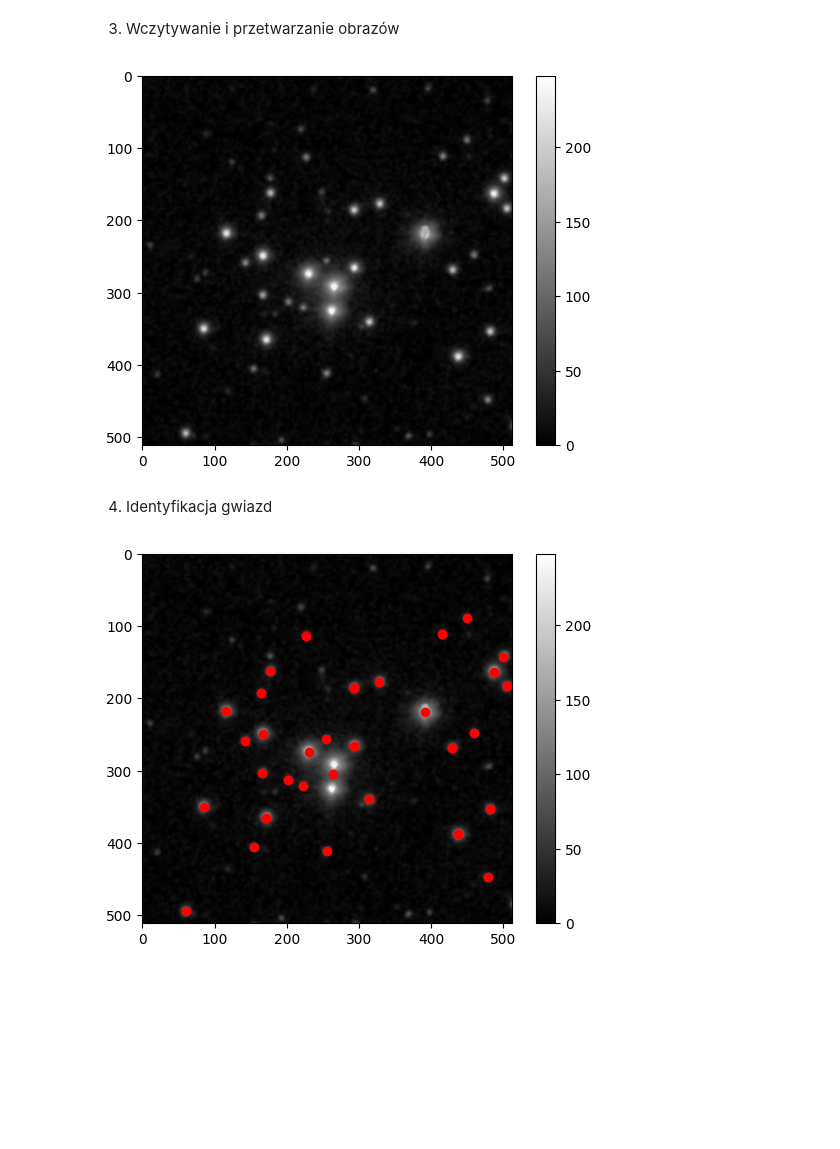
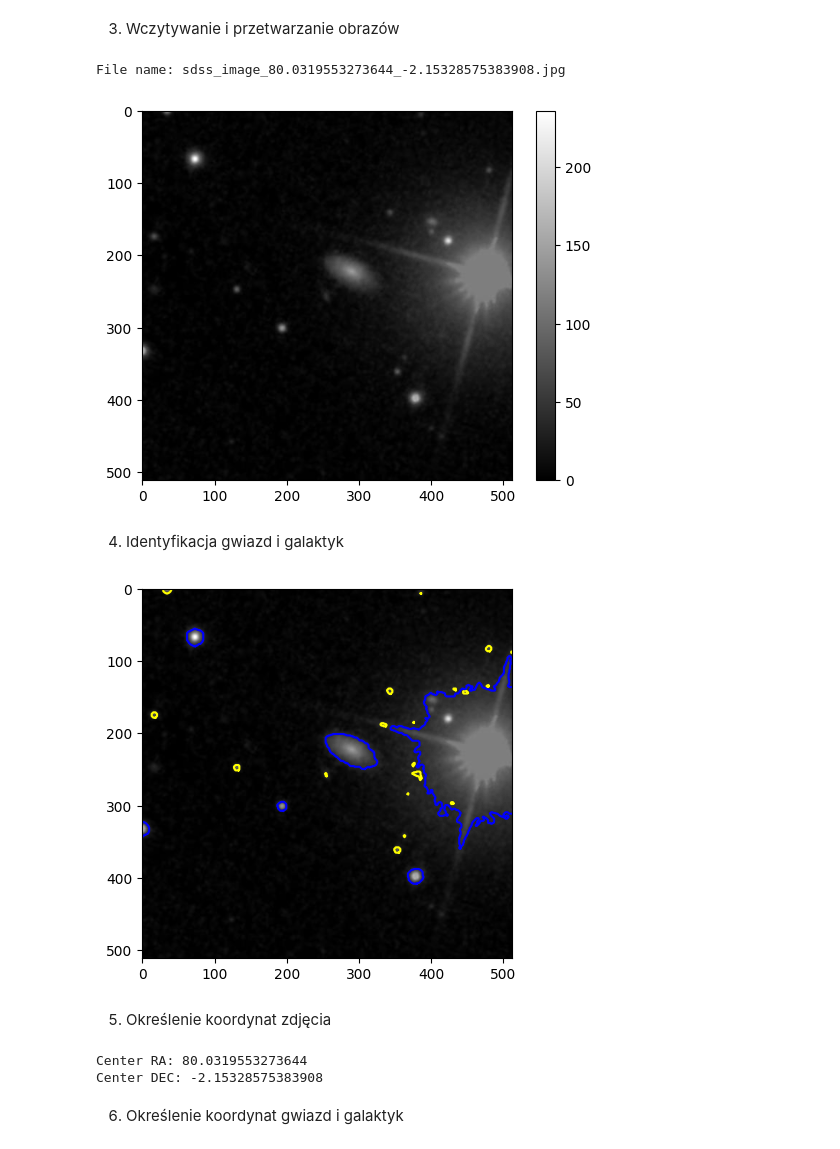
Before and after one commit to MartaSeidler/nightsky_coordinates, a Jupyter notebook: nightsky_coordinates.ipynb, the cells around one changed output. Saved outputs shown, nothing was run; the diff lists cells and outputs as text; code cells hidden in the pictures; blank space fills up the shorter version.

Commit message:
Changing the way stars and galaxies are detected

```diff
--- a/nightsky_coordinates.ipynb
+++ b/nightsky_coordinates.ipynb
@@ -49,24 +47,26 @@ import random
 import os
 # %%
 # Losowanie zdjęcia z folderu
-def random_image(folder_path):
-
-    files = os.listdir(folder_path)
-    random_image = random.choice(files)
-
-    return os.path.join(folder_path, random_image)
+folder_path = "C:/Python_Marta/astro_project/images/"
+files = os.listdir(folder_path)
+random_image = random.choice(files)
+file_path = os.path.join(folder_path, random_image)
+print(f'File name: {random_image}')
+# %% [output]
+File name: sdss_image_80.0319553273644_-2.15328575383908.jpg
 # %%
-# Wczytywanie obrazu JPG
-folder_path = "C:/Python_Marta/astro_project/images/"
-file_path = random_image(folder_path)
+from skimage import filters
 
 # Odczyt obrazu za pomocą OpenCV
 image_data = cv2.imread(file_path, cv2.IMREAD_GRAYSCALE)
 
+# Użyj filtra, aby usunąć szum i wyostrzyć obiekty
+image_filtered = filters.median(image_data, behavior='ndimage')
+
 plt.imshow(image_data, cmap='gray')
 plt.colorbar()
 plt.show()
 # %% [output]
-[figure, old version]
+[figure, new version]
 # %% [markdown]
-4. Identyfikacja gwiazd
+4. Identyfikacja gwiazd i galaktyk
@@ -101,9 +73,49 @@ stars = find_stars(image_data)
+# %%
+from skimage import measure
+
+# Wykryj obiekty na obrazie
+threshold = filters.threshold_otsu(image_filtered)
+binary_image = image_filtered > threshold
+
+# Znajdź kontury obiektów
+contours = measure.find_contours(binary_image, level=0.8)
+
+# Klasyfikacja obiektów
+stars = []
+galaxies = []
+
+for contour in contours:
+    area = cv2.contourArea(contour.astype(np.int32))
+    if area < 100:  # Zdefiniuj próg dla małych obiektów jako gwiazdy
+        stars.append(contour)
+    else:
+        galaxies.append(contour)
+
+# zrobić filtrowanie po kształcie obiektu, nie po wielkości
 # %%
-# Wyświetlenie obrazu z zaznaczonymi gwiazdami
+# Wyświetlenie obrazu z oznaczonymi gwiazdami i galaktykami
 plt.imshow(image_data, cmap='gray')
-plt.colorbar()
-for (x, y) in stars:
-    plt.plot(x, y, 'ro')
+
+for star in stars:
+    plt.plot(star[:, 1], star[:, 0], color='yellow')
+
+for galaxy in galaxies:
+    plt.plot(galaxy[:, 1], galaxy[:, 0], color='blue')
+
 plt.show()
 # %% [output]
-[figure, old version]
+[figure, new version]
+# %% [markdown]
+5. Określenie koordynat zdjęcia
+# %%
+# Centralne koordynaty zdjęcia
+center_ra = random_image.replace('.jpg', '').split('_')[2]
+center_dec = random_image.replace('.jpg', '').split('_')[3]
+
+print(f'Center RA: {center_ra}')
+print(f'Center DEC: {center_dec}')
+# %% [output]
+Center RA: 80.0319553273644
+Center DEC: -2.15328575383908
+# %% [markdown]
+6. Określenie koordynat gwiazd i galaktyk
```
Also changed, not shown: parts of 4 cells of this notebook.
